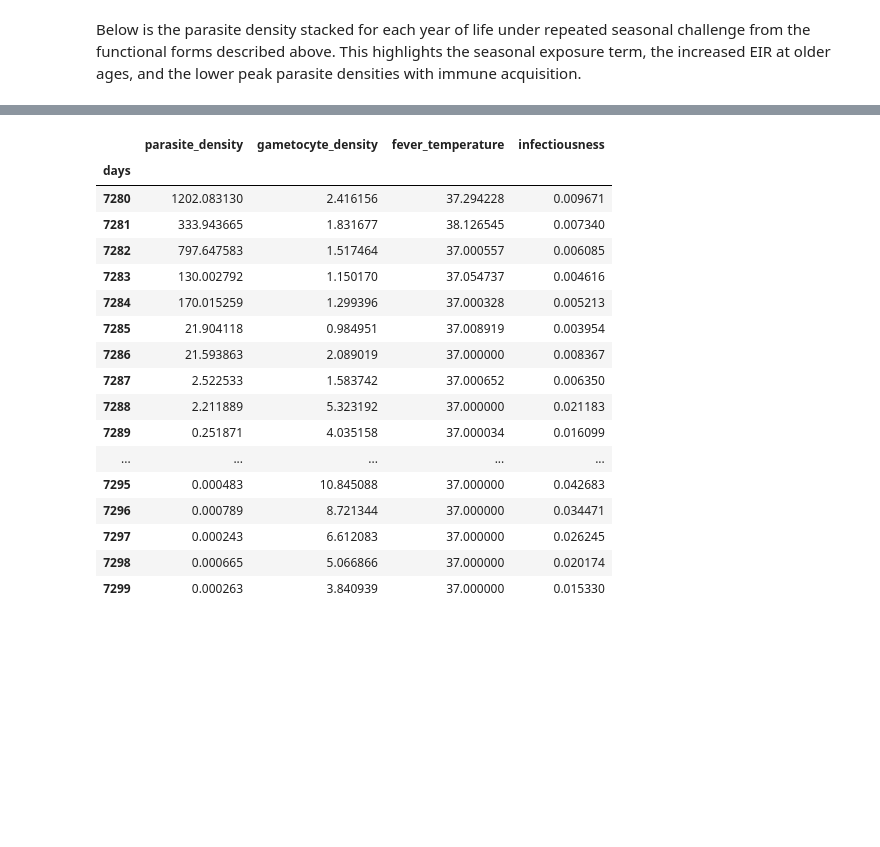
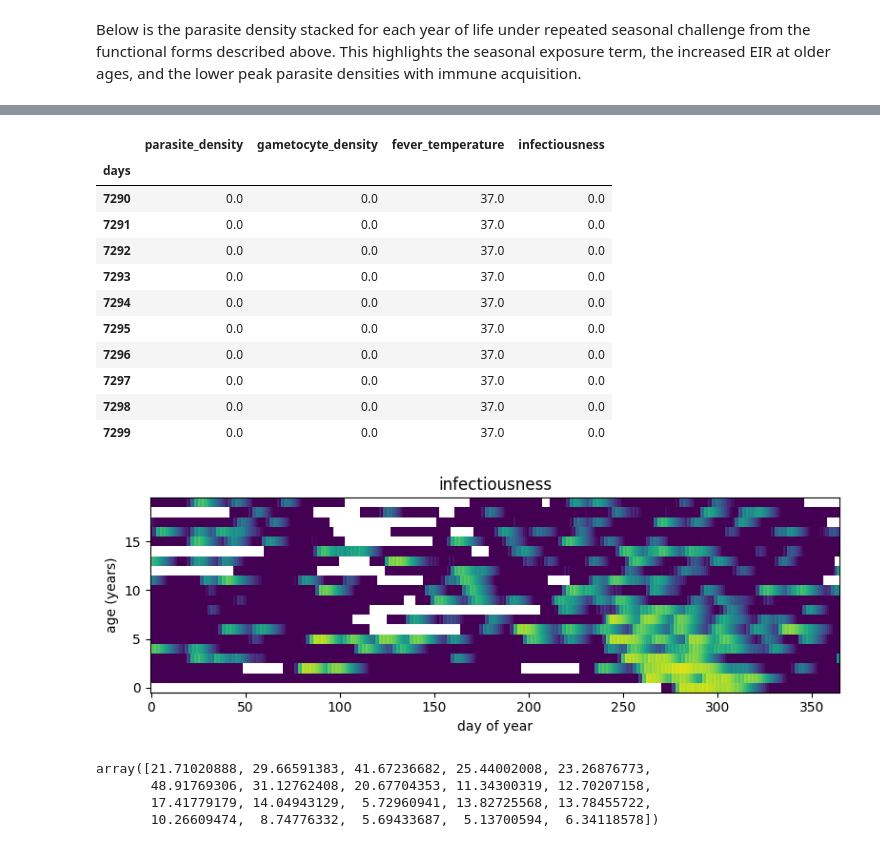
Before and after one commit to edwenger/emod-demo, a Jupyter notebook: examples/seasonal_challenge.ipynb, the cells around one changed output, grey strips where cells are left out. Saved outputs shown, nothing was run; the diff lists cells and outputs as text; code cells hidden in the pictures; blank space fills up the shorter version.

Commit message:
adding infectiousness heatmap notebook

```diff
--- a/examples/seasonal_challenge.ipynb
+++ b/examples/seasonal_challenge.ipynb
@@ -35,23 +35,28 @@ def infectiousness(g):
 # %%
 df['infectiousness'] = df.gametocyte_density.map(infectiousness)
 # %%
-df.tail(20)
+df.tail(10)
 # %% [output]
 |  | parasite_density | gametocyte_density | fever_temperature | infectiousness |
 | days |  |  |  |  |
-| 7280 | 1202.083130 | 2.416156 | 37.294228 | 0.009671 |
-| 7281 | 333.943665 | 1.831677 | 38.126545 | 0.007340 |
-| 7282 | 797.647583 | 1.517464 | 37.000557 | 0.006085 |
-| 7283 | 130.002792 | 1.150170 | 37.054737 | 0.004616 |
-| 7284 | 170.015259 | 1.299396 | 37.000328 | 0.005213 |
-| 7285 | 21.904118 | 0.984951 | 37.008919 | 0.003954 |
-| 7286 | 21.593863 | 2.089019 | 37.000000 | 0.008367 |
-| 7287 | 2.522533 | 1.583742 | 37.000652 | 0.006350 |
-| 7288 | 2.211889 | 5.323192 | 37.000000 | 0.021183 |
-| 7289 | 0.251871 | 4.035158 | 37.000034 | 0.016099 |
-| ... | ... | ... | ... | ... |
-| 7295 | 0.000483 | 10.845088 | 37.000000 | 0.042683 |
-| 7296 | 0.000789 | 8.721344 | 37.000000 | 0.034471 |
-| 7297 | 0.000243 | 6.612083 | 37.000000 | 0.026245 |
-| 7298 | 0.000665 | 5.066866 | 37.000000 | 0.020174 |
-| 7299 | 0.000263 | 3.840939 | 37.000000 | 0.015330 |
+| 7290 | 0.0 | 0.0 | 37.0 | 0.0 |
+| 7291 | 0.0 | 0.0 | 37.0 | 0.0 |
+| 7292 | 0.0 | 0.0 | 37.0 | 0.0 |
+| 7293 | 0.0 | 0.0 | 37.0 | 0.0 |
+| 7294 | 0.0 | 0.0 | 37.0 | 0.0 |
+| 7295 | 0.0 | 0.0 | 37.0 | 0.0 |
+| 7296 | 0.0 | 0.0 | 37.0 | 0.0 |
+| 7297 | 0.0 | 0.0 | 37.0 | 0.0 |
+| 7298 | 0.0 | 0.0 | 37.0 | 0.0 |
+| 7299 | 0.0 | 0.0 | 37.0 | 0.0 |
+# %%
+plot_heatmap(df, channel='infectiousness', vmin=0.01, vmax=1)
+# %% [output]
+[figure, added]
+# %%
+np.reshape(df.infectiousness.values, (-1, 365)).sum(axis=1)
+# %% [output]
+array([21.71020888, 29.66591383, 41.67236682, 25.44002008, 23.26876773,
+       48.91769306, 31.12762408, 20.67704353, 11.34300319, 12.70207158,
+       17.41779179, 14.04943129,  5.72960941, 13.82725568, 13.78455722,
+       10.26609474,  8.74776332,  5.69433687,  5.13700594,  6.34118578])
```
Also changed, not shown: parts of 2 cells of this notebook.
